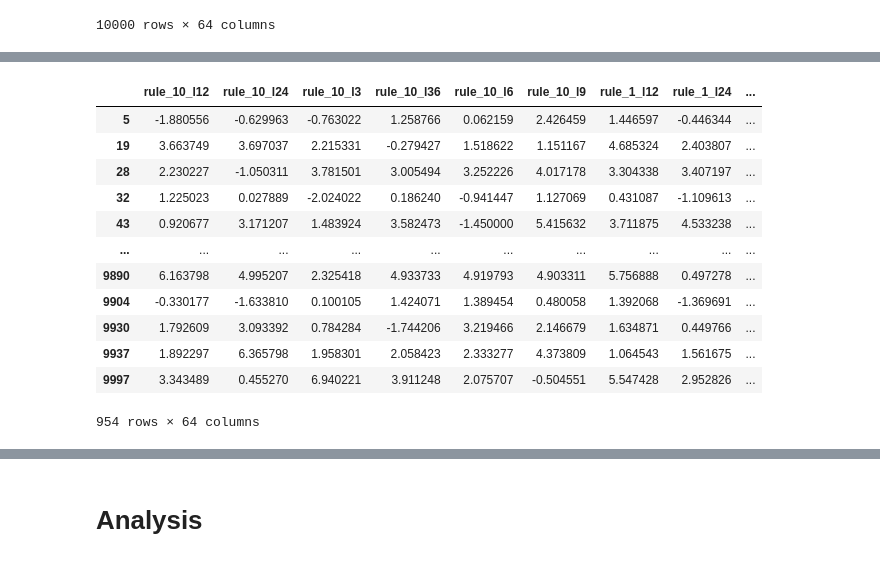
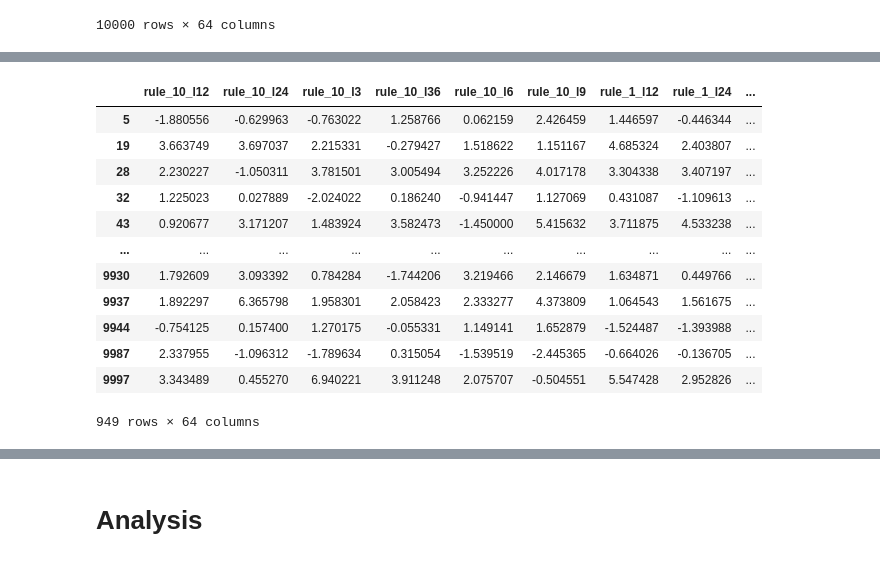
Before and after one commit to lidv94/anomaly-detection, a Jupyter notebook: surrogate_model.ipynb, the cells around one changed output, grey strips where cells are left out. Saved outputs shown, nothing was run; the diff lists cells and outputs as text; code cells hidden in the pictures.

```diff
--- a/surrogate_model.ipynb
+++ b/surrogate_model.ipynb
@@ -110,7 +102,6 @@ pred_result
 # %%
-df_xy = pd.concat([X,pred_result],axis=1)
-df_xy = df_xy.rename(columns={'ae_all_1':'y_pred'})
-df_xy
+all_xy_df = pd.concat([X_scaled_all,all_pred_result],axis=1)
+all_xy_df
 # %% [output]
 |  | rule_10_l12 | rule_10_l24 | rule_10_l3 | rule_10_l36 | rule_10_l6 | rule_10_l9 | rule_1_l12 | rule_1_l24 | ... |
 | 0 | 0.781991 | -0.560466 | -0.113512 | 1.018084 | -0.268235 | 1.474837 | 1.295927 | -1.319330 | ... |
@@ -126,8 +117,8 @@ df_xy
 | 9999 | -0.406713 | -0.047811 | 0.176957 | 1.249045 | -0.243606 | -0.676075 | -0.205568 | -0.102782 | ... |
 10000 rows × 63 columns
 # %%
-model = xgb.XGBClassifier()
-model.fit(X, Y)
+surrogate_model = xgb.XGBClassifier()
+surrogate_model.fit(X_scaled_train_all, y_pred_train)
 # %% [output]
 XGBClassifier(base_score=None, booster=None, callbacks=None,
               colsample_bylevel=None, colsample_bynode=None,
@@ -141,4 +132,4 @@ XGBClassifier(base_score=None, booster=None, callbacks=None,
               monotone_constraints=None, multi_strategy=None, n_estimators=None,
               n_jobs=None, num_parallel_tree=None, ...)
 # %%
-Y_prob = model.predict_proba(X)[:, 1]
+Y_prob_all = surrogate_model.predict_proba(X_scaled_all)[:, 1]
@@ -145,6 +141,6 @@ Y_prob = model.predict_proba(X)[:, 1]
 # %%
-df_final = df_xy.copy()
-df_final['y_proba'] = Y_prob
+df_final = all_xy_df.copy()
+df_final['sur_ae'] = Y_prob_all
 # %%
 df_final
 # %% [output]
@@ -164,16 +182,16 @@ df_final
 # %%
-df_final[df_final['y_pred']==1]
+df_final[df_final['label_ae']==1]
 # %% [output]
 |  | rule_10_l12 | rule_10_l24 | rule_10_l3 | rule_10_l36 | rule_10_l6 | rule_10_l9 | rule_1_l12 | rule_1_l24 | ... |
 | 5 | -1.880556 | -0.629963 | -0.763022 | 1.258766 | 0.062159 | 2.426459 | 1.446597 | -0.446344 | ... |
 | 19 | 3.663749 | 3.697037 | 2.215331 | -0.279427 | 1.518622 | 1.151167 | 4.685324 | 2.403807 | ... |
 | 28 | 2.230227 | -1.050311 | 3.781501 | 3.005494 | 3.252226 | 4.017178 | 3.304338 | 3.407197 | ... |
 | 32 | 1.225023 | 0.027889 | -2.024022 | 0.186240 | -0.941447 | 1.127069 | 0.431087 | -1.109613 | ... |
 | 43 | 0.920677 | 3.171207 | 1.483924 | 3.582473 | -1.450000 | 5.415632 | 3.711875 | 4.533238 | ... |
 | ... | ... | ... | ... | ... | ... | ... | ... | ... | ... |
-| 9890 | 6.163798 | 4.995207 | 2.325418 | 4.933733 | 4.919793 | 4.903311 | 5.756888 | 0.497278 | ... |
-| 9904 | -0.330177 | -1.633810 | 0.100105 | 1.424071 | 1.389454 | 0.480058 | 1.392068 | -1.369691 | ... |
 | 9930 | 1.792609 | 3.093392 | 0.784284 | -1.744206 | 3.219466 | 2.146679 | 1.634871 | 0.449766 | ... |
 | 9937 | 1.892297 | 6.365798 | 1.958301 | 2.058423 | 2.333277 | 4.373809 | 1.064543 | 1.561675 | ... |
+| 9944 | -0.754125 | 0.157400 | 1.270175 | -0.055331 | 1.149141 | 1.652879 | -1.524487 | -1.393988 | ... |
+| 9987 | 2.337955 | -1.096312 | -1.789634 | 0.315054 | -1.539519 | -2.445365 | -0.664026 | -0.136705 | ... |
 | 9997 | 3.343489 | 0.455270 | 6.940221 | 3.911248 | 2.075707 | -0.504551 | 5.547428 | 2.952826 | ... |
-954 rows × 64 columns
+949 rows × 64 columns
```
Also changed, not shown: parts of 14 cells of this notebook, 13 other files.
